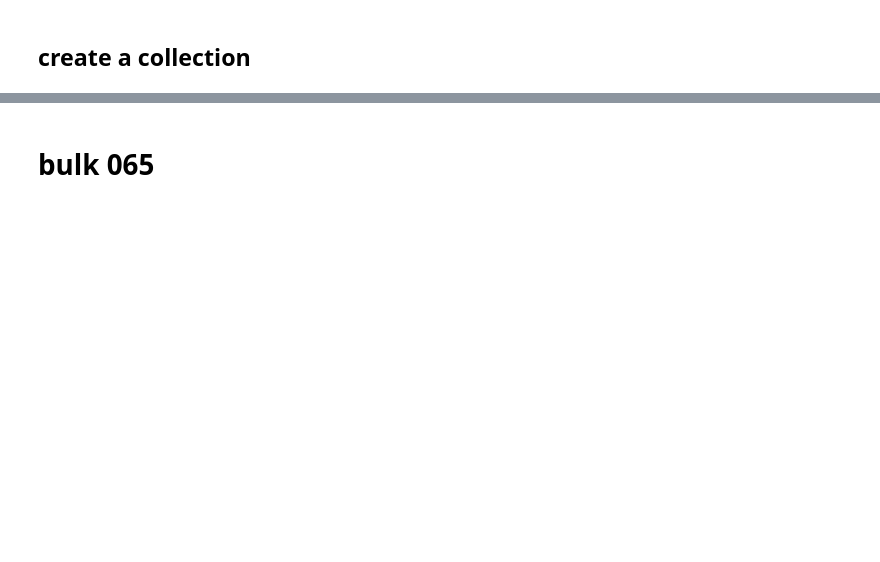
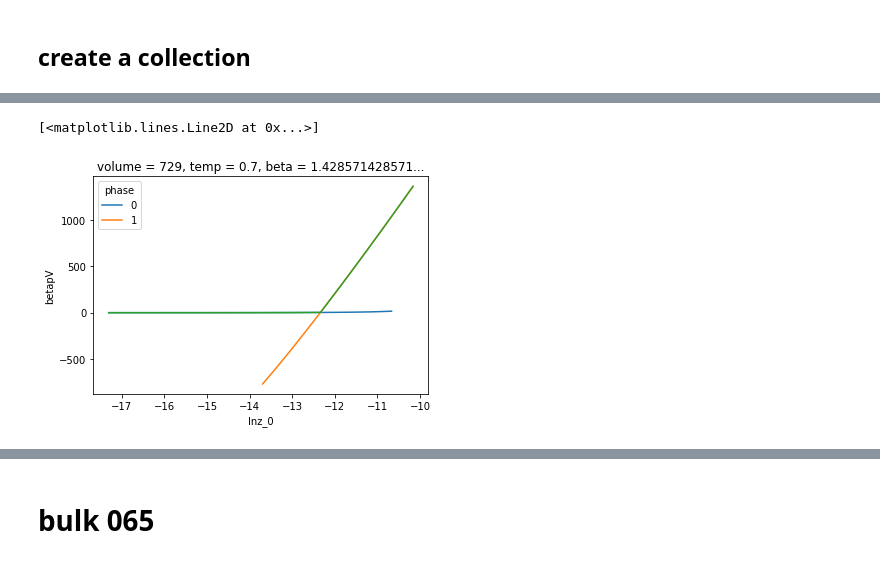
Before and after one commit to wpk-nist-gov/tmmc-lnpy, a Jupyter notebook: examples/1D/anal_1d_stuff.ipynb, the cells around one changed output, grey strips where cells are left out. Drawn from its saved outputs; the diff is of its cells as text; code cells hidden in the pictures; blank space fills up the shorter version.

```diff
--- a/examples/1D/anal_1d_stuff.ipynb
+++ b/examples/1D/anal_1d_stuff.ipynb
@@ -930,0 +93,6 @@ bino.xgce_prop.betaOmega().sel(phase=0).to_dataframe().plot('lnz_0','betaOmega',
+# %%
+c.xgce_prop.table(dim_to_suffix='component', mask_stable=False).betapV.unstack().plot(hue='phase')
+c.xgce_prop.table(dim_to_suffix='component', mask_stable=True).betapV.unstack().plot(hue='phase')
+# %% [output]
+[<matplotlib.lines.Line2D at 0x...>]
+[figure, added]
```
Also changed, not shown: parts of 174 cells of this notebook, 12 other files.
